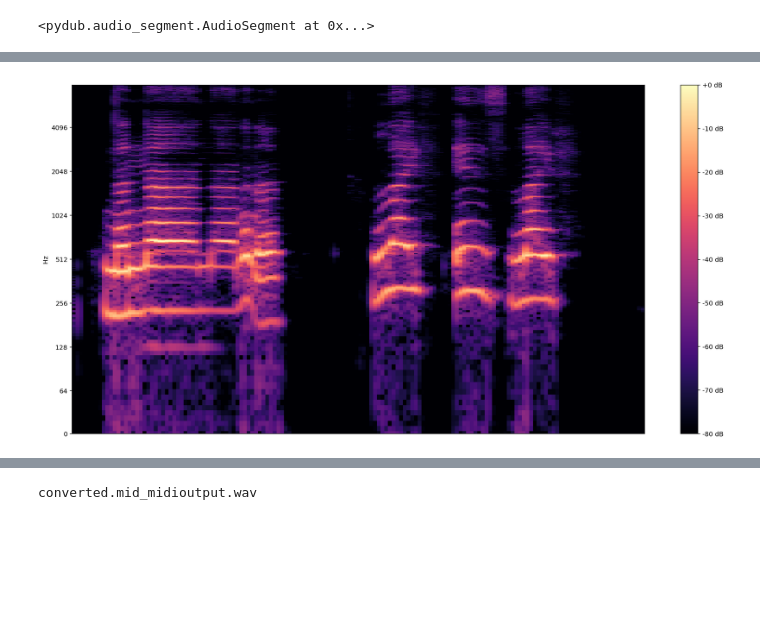
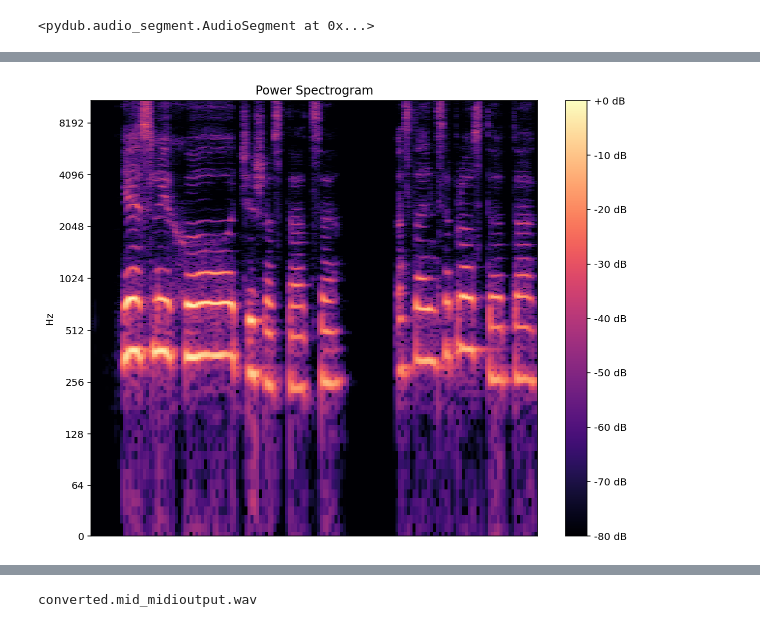
Before and after one commit to Coyote-Schmoyote/pitch-recognition, a Jupyter notebook: pitch_recognition.ipynb, the cells around one changed output, grey strips where cells are left out. Saved outputs shown, nothing was run; the diff lists cells and outputs as text; code cells hidden in the pictures; blank space fills up the shorter version.

```diff
--- a/pitch_recognition.ipynb
+++ b/pitch_recognition.ipynb
@@ -247,0 +236,10 @@ ax.plot(signal)
+# %%
+from scipy.io import wavfile
+
+sample_rate, audio_samples = wavfile.read(converted_audio, "rb")
+
+duration = len(audio_samples)/sample_rate
+
+print(f"Sample rate: {sample_rate} Hz")
+print(f"Total duration: {duration} seconds")
+print(f"Size of input: {len(audio_samples)}")
@@ -248,20 +274,13 @@ ax.plot(signal)
 # %%
 MAX_ABS_INT16 = 32768.0
+audio = audio_samples/MAX_ABS_INT16
 
-def plot_stft(x, sample_rate, show_black_and_white=False):
-  x_stft = np.abs(librosa.stft(x, n_fft=2048))
-  fig, ax = plt.subplots()
-  fig.set_size_inches(20, 10)
-  x_stft_db = librosa.amplitude_to_db(x_stft, ref=np.max)
-  if(show_black_and_white):
-    librosadisplay.specshow(data=x_stft_db, y_axis='log',
-                             sr=sample_rate, cmap='gray_r')
-  else:
-    librosadisplay.specshow(data=x_stft_db, y_axis='log', sr=sample_rate)
-
-  plt.colorbar(format='%+2.0f dB')
-
-plot_stft(audio_samples / MAX_ABS_INT16 , sample_rate=required_sample_rate)
-plt.show()
+stft = np.abs(librosa.stft(audio, n_fft=2048))
+fig, ax = plt.subplots(1, figsize=(10, 8))
+img = librosa.display.specshow(librosa.amplitude_to_db(stft,
+                                                       ref=np.max),
+                               y_axis="log",  ax=ax)
+ax.set_title("Power Spectrogram")
+fig.colorbar(img, ax=ax, format="%+2.0f dB");
 # %% [output]
-[figure, old version]
+[figure, new version]
```
Also changed, not shown: parts of 41 cells of this notebook.
